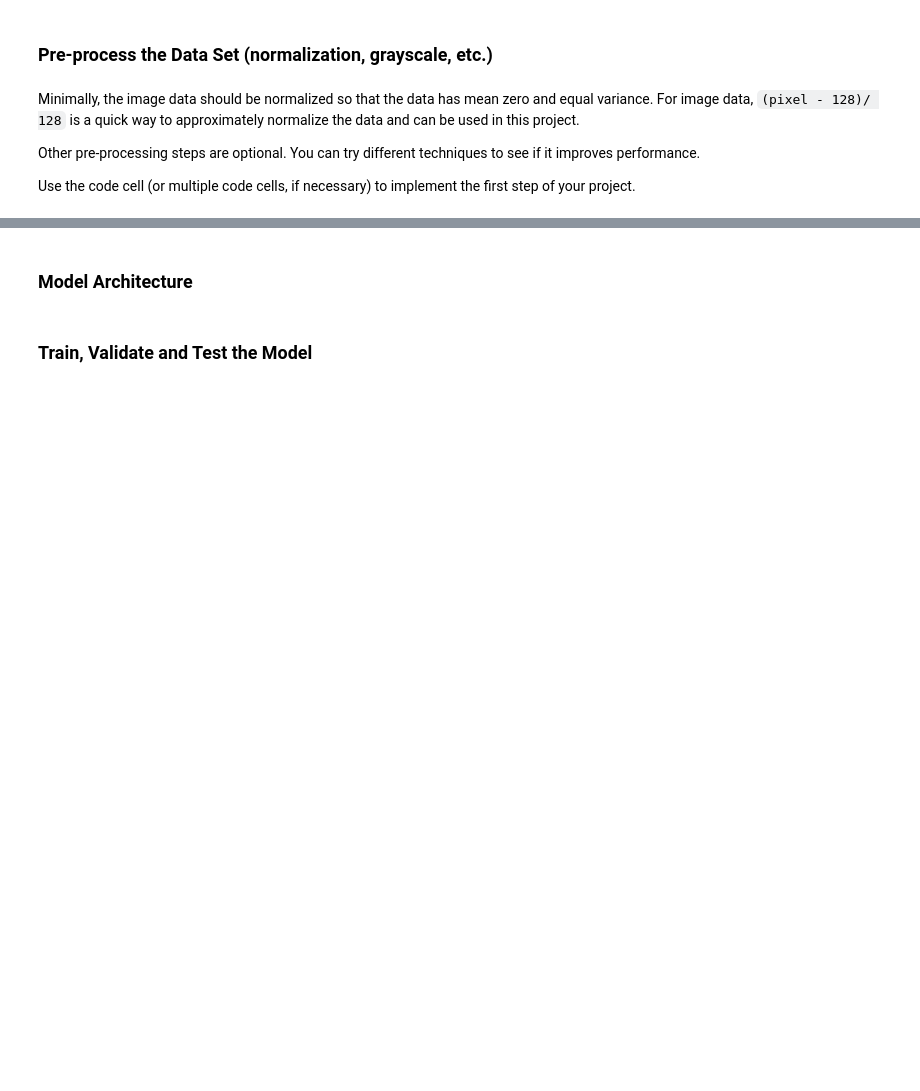
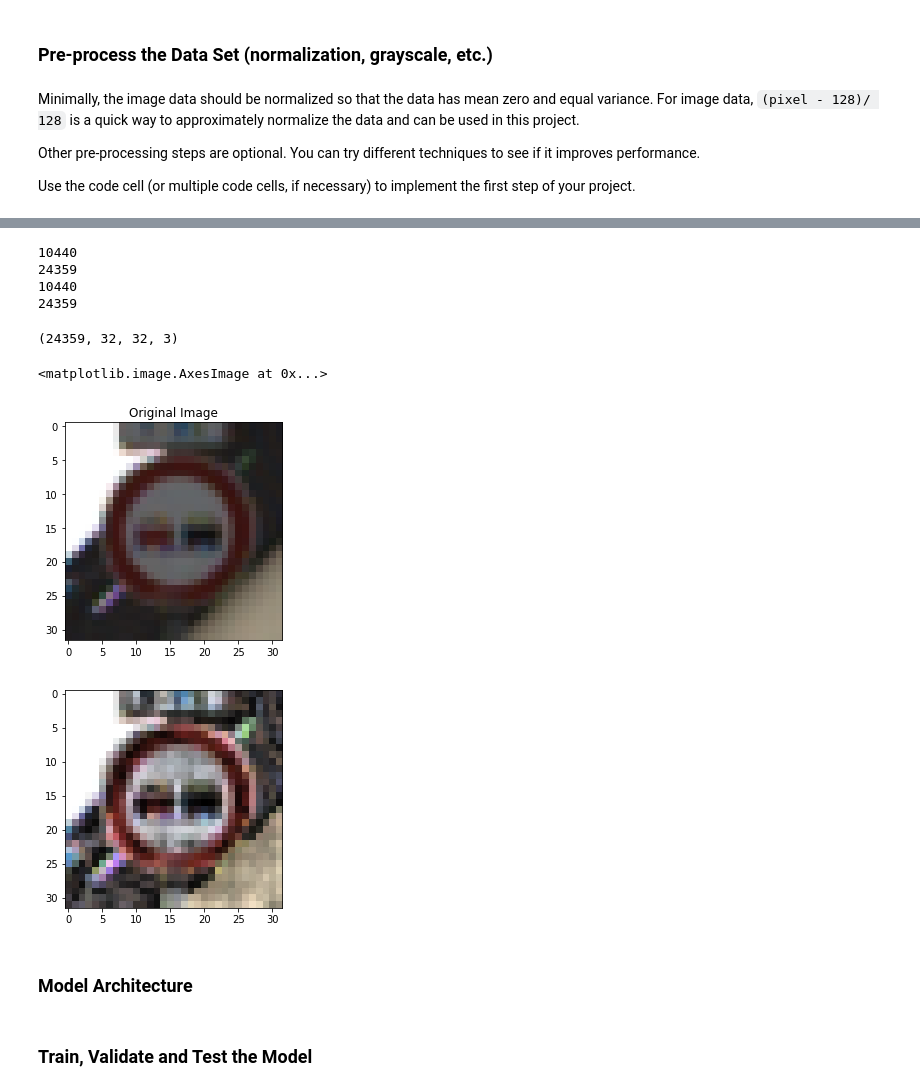
Before and after one commit to skat00sh/CarND-Traffic-Sign-Classifier-Project, a Jupyter notebook: Traffic_Sign_Classifier.ipynb, the cells around one changed output, grey strips where cells are left out. Cells and saved outputs as stored; diff of their text form; code cells hidden in the pictures; blank space fills up the shorter version.

```diff
--- a/Traffic_Sign_Classifier.ipynb
+++ b/Traffic_Sign_Classifier.ipynb
@@ -226,3 +245,65 @@ X_train, X_validation, y_train, y_validation = train_test_split(X_train, y_train
+# %%
+from sklearn.utils import shuffle
+X_train, y_train = shuffle(X_train, y_train)
+
+from sklearn.model_selection import train_test_split
+X_train, X_train_validation, y_train, y_train_validation = train_test_split(X_train, y_train, test_size=0.3, random_state=0)
+# del X_train
+print(len(X_train_validation))
+print(len(X_train))
+print(len(y_train_validation))
+print(len(y_train))
+# %% [output]
+10440
+24359
+10440
+24359
+# %%
+from skimage import exposure
+import warnings
+from tqdm import tqdm
+
+### Histogram Equilization
+def normalized_image(image_data):
+    with warnings.catch_warnings():
+        warnings.simplefilter("ignore")
+        return np.array([exposure.equalize_adapthist(image, clip_limit=0.03) for image in tqdm(image_data)])
+
+X_train_normalized = normalized_image(X_train)
+X_train_validation_normalized = normalized_image(X_train_validation)
+X_test_normalized = normalized_image(X_test)
+# %%
+print(X_train_normalized.shape)
+# %% [output]
+(24359, 32, 32, 3)
+# %%
+# X_train = normalize_image(X_train)
+# X_test = normalize_image(X_test)
+# X_valid = normalize_image(X_valid)
+# plt.imshow(X_train[0])
+# temp=[]
+# for i in X_train:
+#     temp.append(normalize_image(i))
+#     X_train = normalize_image(X_train[i])
+
+# plt.imshow(temp[555])
+# plt.title('Image from CLAHE')
+# plt.figure()
+# plt.imshow(X_train[555],cmap='Greys')
+# plt.title('Original Image')
+# X_train = temp
+plt.figure()
+plt.imshow(X_train[555])
+plt.title('Original Image')
+plt.figure()
+plt.imshow(X_train_normalized[555])
+
+# print(len(X_train))
+# print(len(y_train))
+# %% [output]
+<matplotlib.image.AxesImage at 0x...>
+[figure, added]
+[figure, added]
 # %% [markdown]
 ### Model Architecture
 # %%
```
Also changed, not shown: parts of 26 cells of this notebook.
